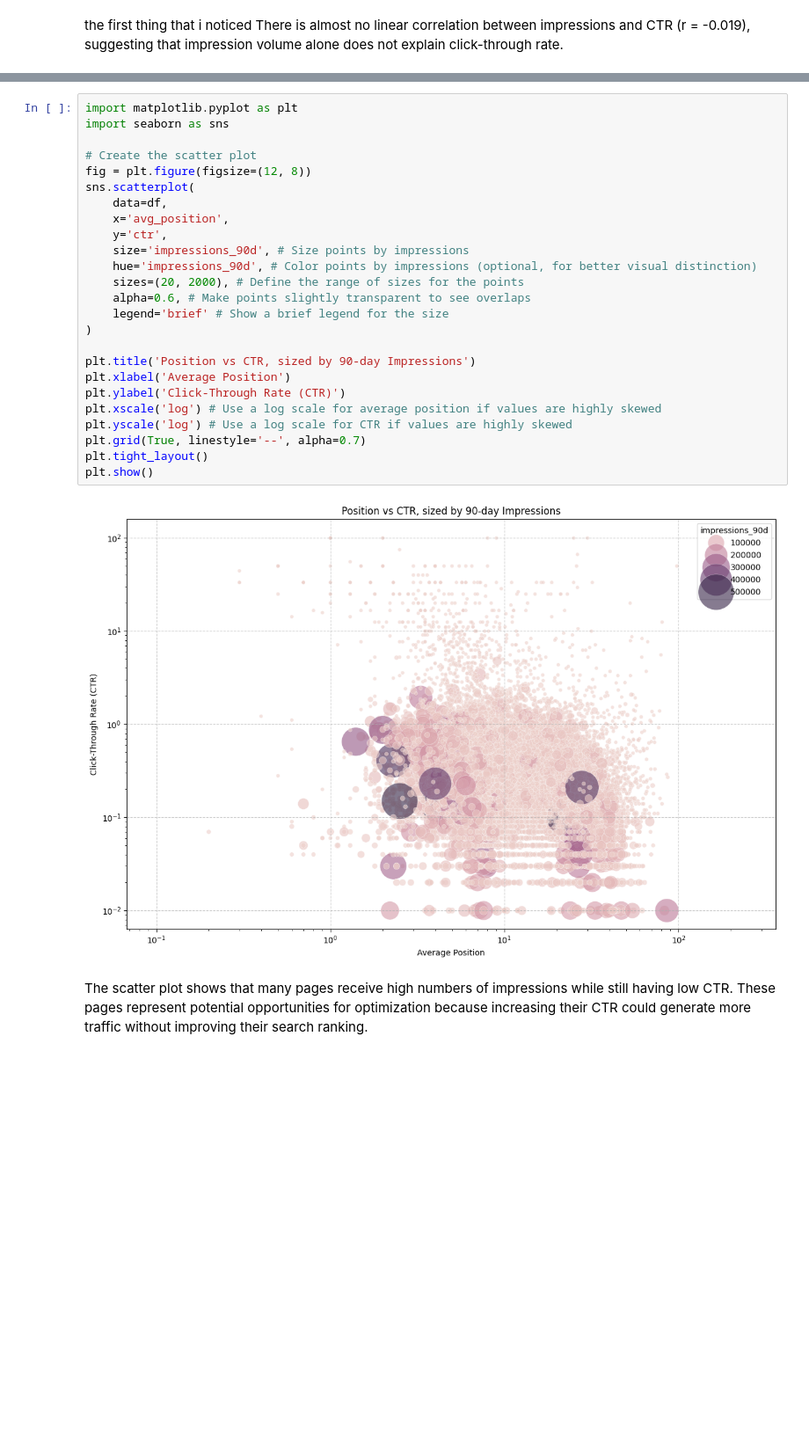
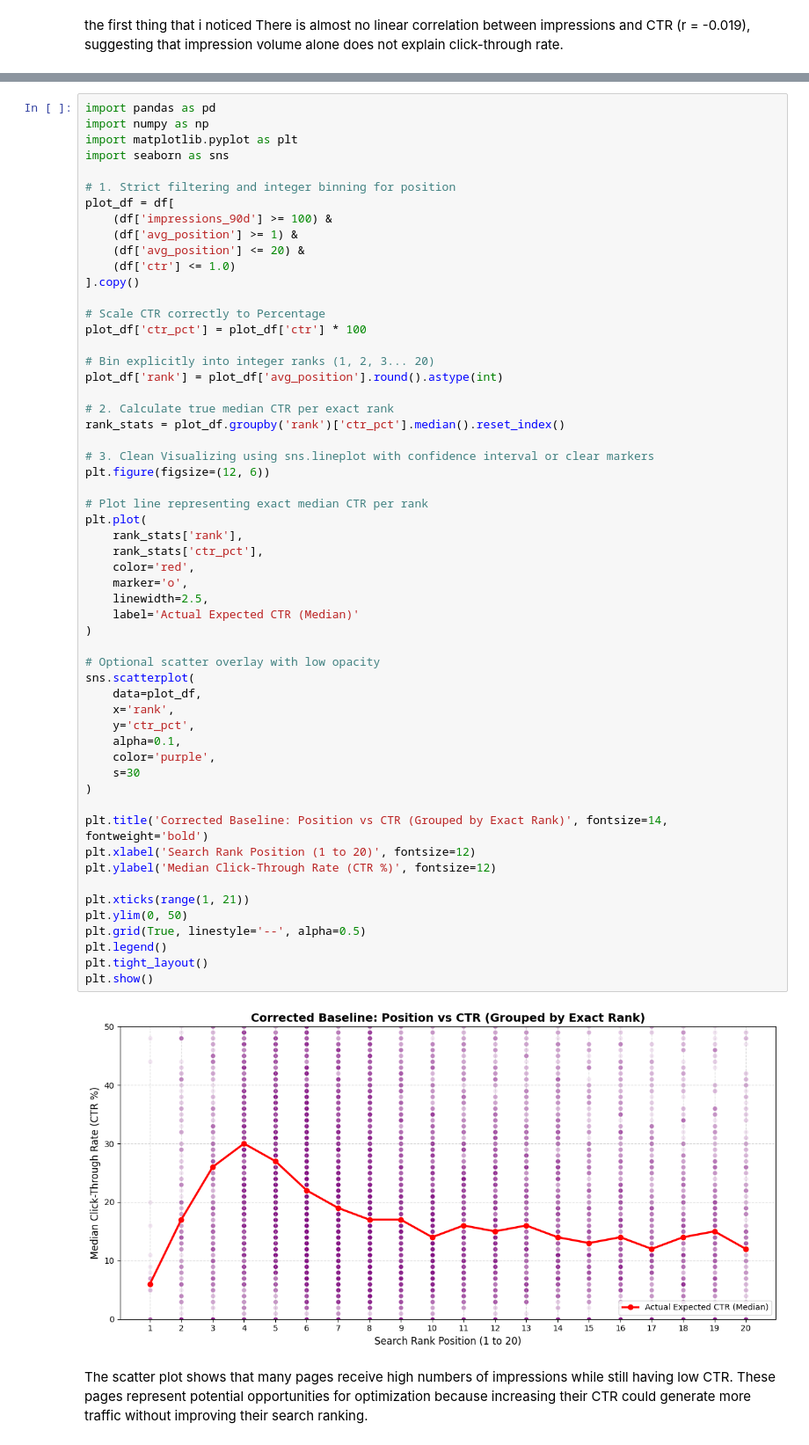
Before and after one commit to YosraHilmi/Fly-Rank-Internship, a Jupyter notebook: work/notebooks/w01_research_question.ipynb, the cells around one changed output, grey strips where cells are left out. Shown at 88% size. Saved outputs shown, nothing was run; the diff lists cells and outputs as text; blank space fills up the shorter version.

```diff
--- a/work/notebooks/w01_research_question.ipynb
+++ b/work/notebooks/w01_research_question.ipynb
@@ -32,30 +94,61 @@ the first thing that i noticed There is almost no linear correlation between imp
 # %%
+import pandas as pd
+import numpy as np
 import matplotlib.pyplot as plt
 import seaborn as sns
 
-# Create the scatter plot
-fig = plt.figure(figsize=(12, 8))
-sns.scatterplot(
-    data=df,
-    x='avg_position',
-    y='ctr',
-    size='impressions_90d', # Size points by impressions
-    hue='impressions_90d', # Color points by impressions (optional, for better visual distinction)
-    sizes=(20, 2000), # Define the range of sizes for the points
-    alpha=0.6, # Make points slightly transparent to see overlaps
-    legend='brief' # Show a brief legend for the size
+# 1. Strict filtering and integer binning for position
+plot_df = df[
+    (df['impressions_90d'] >= 100) &
+    (df['avg_position'] >= 1) &
+    (df['avg_position'] <= 20) &
+    (df['ctr'] <= 1.0)
+].copy()
+
+# Scale CTR correctly to Percentage
+plot_df['ctr_pct'] = plot_df['ctr'] * 100
+
+# Bin explicitly into integer ranks (1, 2, 3... 20)
+plot_df['rank'] = plot_df['avg_position'].round().astype(int)
+
+# 2. Calculate true median CTR per exact rank
+rank_stats = plot_df.groupby('rank')['ctr_pct'].median().reset_index()
+
+# 3. Clean Visualizing using sns.lineplot with confidence interval or clear markers
+plt.figure(figsize=(12, 6))
+
+# Plot line representing exact median CTR per rank
+plt.plot(
+    rank_stats['rank'],
+    rank_stats['ctr_pct'],
+    color='red',
+    marker='o',
+    linewidth=2.5,
+    label='Actual Expected CTR (Median)'
 )
 
-plt.title('Position vs CTR, sized by 90-day Impressions')
-plt.xlabel('Average Position')
-plt.ylabel('Click-Through Rate (CTR)')
-plt.xscale('log') # Use a log scale for average position if values are highly skewed
-plt.yscale('log') # Use a log scale for CTR if values are highly skewed
-plt.grid(True, linestyle='--', alpha=0.7)
+# Optional scatter overlay with low opacity
+sns.scatterplot(
+    data=plot_df,
+    x='rank',
+    y='ctr_pct',
+    alpha=0.1,
+    color='purple',
+    s=30
+)
+
+plt.title('Corrected Baseline: Position vs CTR (Grouped by Exact Rank)', fontsize=14, fontweight='bold')
+plt.xlabel('Search Rank Position (1 to 20)', fontsize=12)
+plt.ylabel('Median Click-Through Rate (CTR %)', fontsize=12)
+
+plt.xticks(range(1, 21))
+plt.ylim(0, 50)
+plt.grid(True, linestyle='--', alpha=0.5)
+plt.legend()
 plt.tight_layout()
 plt.show()
 # %% [output]
-[figure, old version]
+[figure, new version]
 # %% [markdown]
 The scatter plot shows that many pages receive high numbers of impressions while still having low CTR. These pages represent potential opportunities for optimization because increasing their CTR could generate more traffic without improving their search ranking.
 # %%
```
Also changed, not shown: parts of 5 cells of this notebook.
